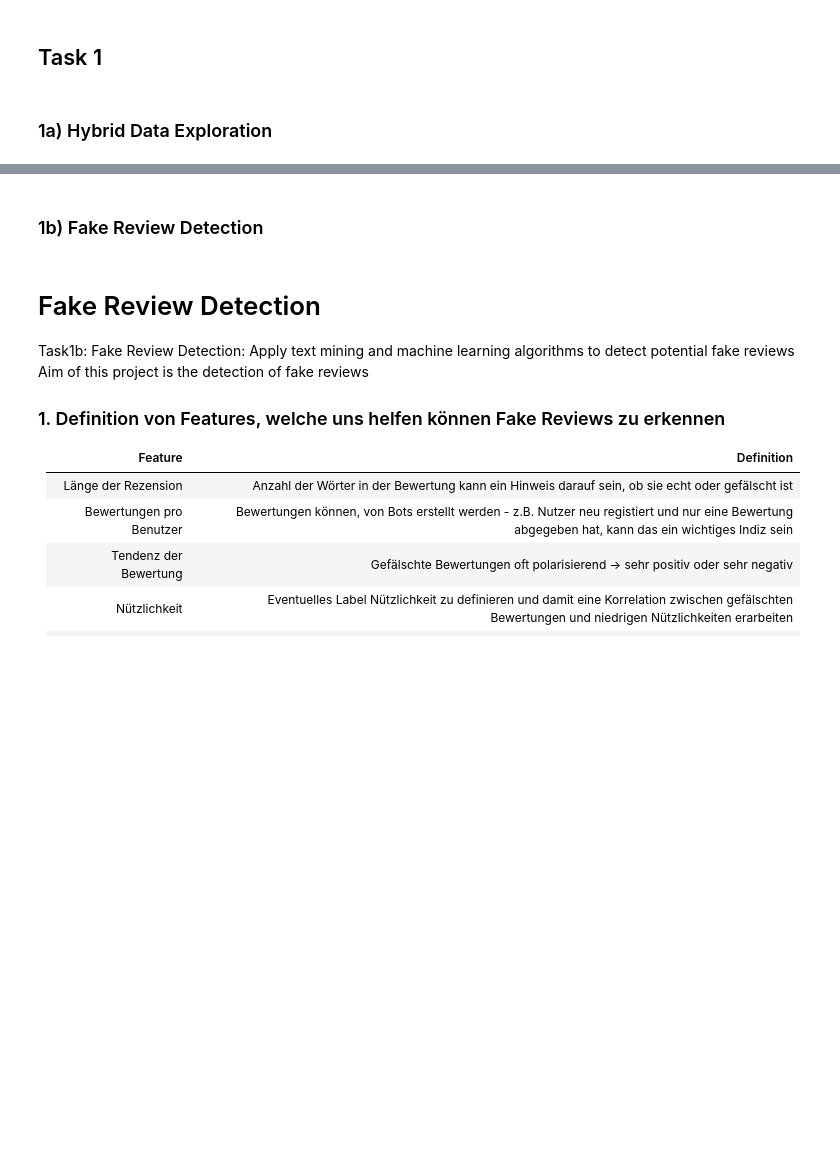
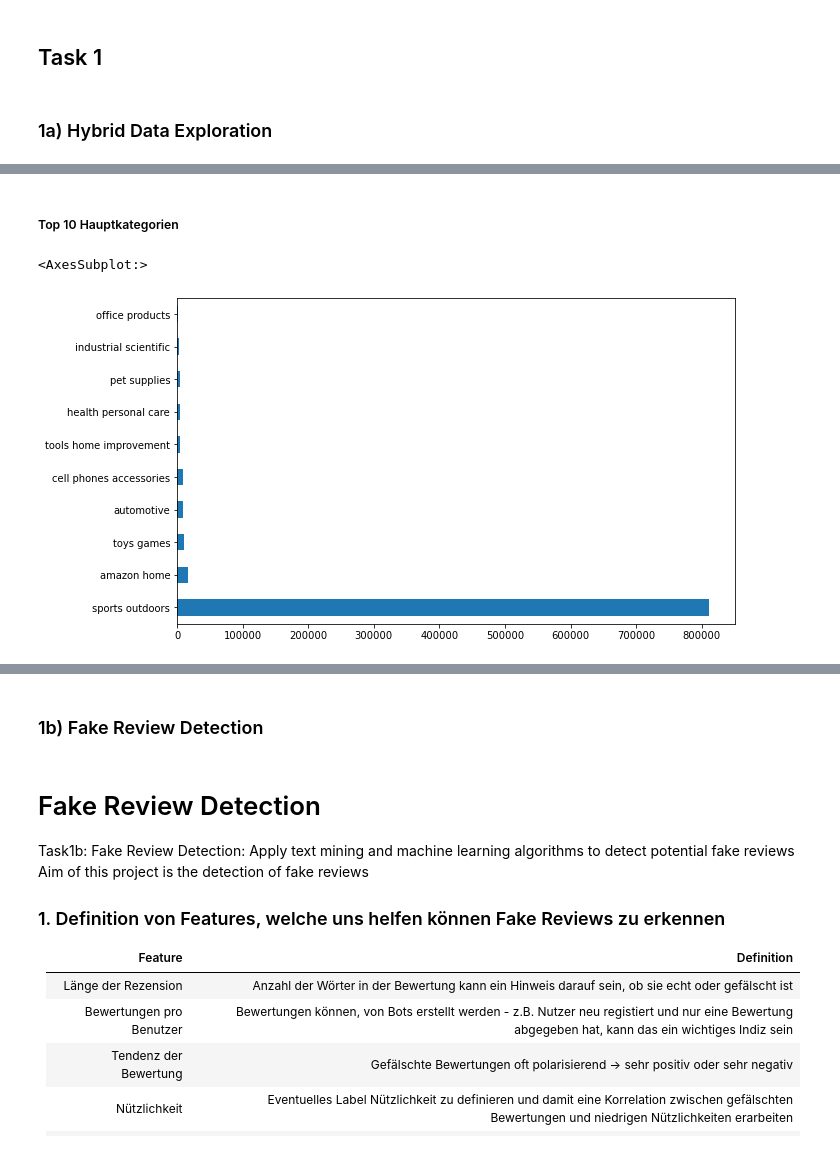
Before and after one commit to juliankulinsky/deep_learning, a Jupyter notebook: notebooks/deep_leaning_project.ipynb, the cells around one changed output, grey strips where cells are left out. Drawn from its saved outputs; the diff is of its cells as text; code cells hidden in the pictures; blank space fills up the shorter version.

```diff
--- a/notebooks/deep_leaning_project.ipynb
+++ b/notebooks/deep_leaning_project.ipynb
@@ -59,0 +432,8 @@ df_cleaned = pd.read_csv("/content/drive/MyDrive/DeepLearning_WiSe22-23/df_clean
+# %% [markdown]
+##### Top 10 Hauptkategorien
+# %%
+
+df['main_cat'].value_counts().head(10).plot(kind='barh', figsize=(10, 6))
+# %% [output]
+<AxesSubplot:>
+[figure, added]
```
Also changed, not shown: parts of 80 cells of this notebook.
